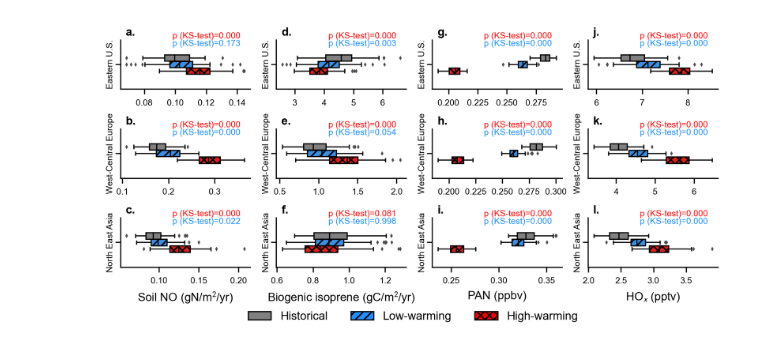
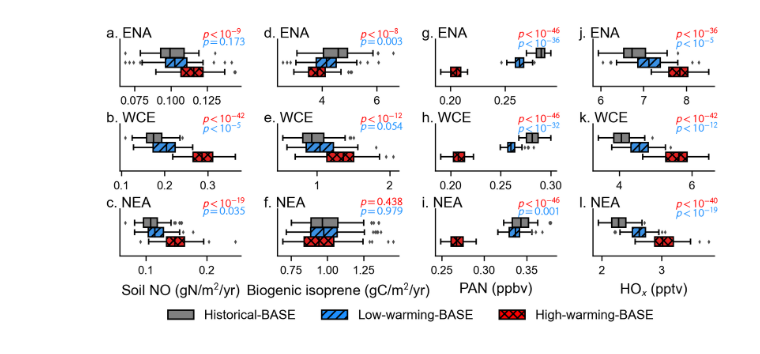
Before and after one commit to emmleroy/future-climate-ozone-sensitivity, a Jupyter notebook: figures_paper/Fig4_new.ipynb, the cells around one changed output. Saved outputs shown, nothing was run; the diff lists cells and outputs as text; code cells hidden in the pictures.

Commit message:
Fix y-axis labels and increase minimum font size

```diff
--- a/figures_paper/Fig4_new.ipynb
+++ b/figures_paper/Fig4_new.ipynb
@@ -18,7 +20,7 @@ warnings.filterwarnings("ignore")
 %load_ext autoreload
 %autoreload 2
 # %%
-region_name_dicts = {5: 'Eastern U.S.', 17: 'West-Central Europe', 58: 'North East Asia'}
+region_name_dicts = {5: 'ENA', 17: 'WCE', 58: 'NEA'}
 simulation_name_dicts = {'ref': 'Historical', 'refshort': 'High-warming', 'pol3.7short': 'Low-warming'}
 # %%
 ref_ds_emis = xr.open_dataset("/home/eleroy/proj-dirs/OZCLIM/data/analysis_data/GCHP_CAM_public/GCHP.all_ref_c48.Emissions.april-august.nc4")
@@ -113,12 +106,13 @@ scale_factor = 1e12 # pptv
 SpeciesConc_HOx_df = get_dataframe("SpeciesConc_HOx", data_arrays_spec, months, scale_factor)
 # %%
 tools.set_matplotlib_font("Arial")
+
 fig = plt.figure(figsize=(6, 3.0), dpi=300)
 
 outer_gs = gridspec.GridSpec(
     1, 4, figure=fig,
-    top=0.95, bottom=0.22, left=0.03, right=0.99,
-    wspace=0.2, hspace=0.05
+    top=0.93, bottom=0.23, left=0.03, right=0.99,
+    wspace=0.30, hspace=0.07,
 )
 dfs = [EmisNO_Soil_df, EmisISOP_Biogenic_df, SpeciesConc_PAN_df, SpeciesConc_HOx_df]
 PROPS = {
@@ -135,34 +129,43 @@ xlabels = [
     r"HO$_x$ (pptv)",
 ]
 colors = ["grey", "dodgerblue", "red"]
-regions = ['Eastern U.S.', 'West-Central Europe', 'North East Asia']
-titles = ["a.", "b.", "c.", "d.", "e.", "f.", "g.", "h.", "i.", "j.", "k.", "l."]
+regions = ['ENA', 'WCE', 'NEA']
+titles = ["a. ENA", "b. WCE", "c. NEA", "d. ENA", "e. WCE", "f. NEA", "g. ENA", "h. WCE", "i. NEA", "j. ENA", "k. WCE", "l. NEA"]
+
+# Compute global x-axis limits for each variable across all regions (not used)
+global_xlims = {}
+for variable, df in zip(my_variables, dfs):
+    global_min = df[variable].min()
+    global_max = df[variable].max()
+    padding = (global_max - global_min) * 0.05  # add 5% padding
+    global_xlims[variable] = (global_min - padding, global_max + padding)
+
 
 for outer_ind in range(4):
 
     row = outer_ind // 2
     col = outer_ind % 2
 
-    inner_gs = gridspec.GridSpecFromSubplotSpec(3, 1, subplot_spec=outer_gs[0, outer_ind], hspace=0.8)
+    inner_gs = gridspec.GridSpecFromSubplotSpec(3, 1, subplot_spec=outer_gs[0, outer_ind], hspace=0.8, wspace=0.08)
 
     df = dfs[outer_ind]
     variable = my_variables[outer_ind]
     xlabel = xlabels[outer_ind]
 
-    # Loop over inner GridSpec rows to create each subplot
+
     for inner_ind in range(3):
-
         global_idx = outer_ind * 3 + inner_ind
-
         ax = fig.add_subplot(inner_gs[inner_ind, 0])
         region = regions[inner_ind]
         data = df[df.region_name == region]
 
         a = sns.boxplot(
             x=variable, y="region_name", ax=ax,
-            hue="name", palette=colors, width=0.4, whis=1.2, linewidth=0.8, fliersize=0.8,
-            data=data, **PROPS
+            hue="name", palette=colors, width=0.6, whis=1.2, linewidth=1, fliersize=0.8,
+            data=data, **PROPS,
         )
+
+        #ax.set_xlim(global_xlims[variable]) # for same x-lims per col
 
         hatches = ['////', '', 'xxxx', '////', '', 'xxxx']
         for i, bar in enumerate(a.patches):
@@ -176,57 +179,63 @@ for outer_ind in range(4):
         _, f_pval_ks = stats.ks_2samp(p_pd[variable], f_pd[variable])
         _, fp_pval_ks = stats.ks_2samp(p_pd[variable], fp_pd[variable])
 
-        formatted_f_pval_ks = format(f_pval_ks, ".3f")
-        formatted_fp_pval_ks = format(fp_pval_ks, ".3f")
+        def format_pval(pval):
+            if pval < 1e-3:
+                exponent = int(np.floor(np.log10(pval))) + 1  # conservative rounding
+                return f"$p<10^{{{exponent}}}$"
+            else:
+                return f"$p={pval:.3f}$"
 
-        ax.text(0.04, 1.25, titles[global_idx],
-                ha='left', va='top', transform=ax.transAxes, color='black', fontsize=8, weight='bold')
-        ax.text(0.4, 1.15, "p (KS-test)=" + formatted_f_pval_ks,
-                ha='left', va='top', transform=ax.transAxes, color='red', fontsize=6)
-        ax.text(0.4, 1.0, "p (KS-test)=" + formatted_fp_pval_ks,
-                ha='left', va='top', transform=ax.transAxes, color='dodgerblue', fontsize=6)
+        formatted_f_pval_ks = format_pval(f_pval_ks)
+        formatted_fp_pval_ks = format_pval(fp_pval_ks)
+
+        ax.text(-0.11, 1.25, titles[global_idx],
+                ha='left', va='top', transform=ax.transAxes, color='black', fontsize=10)
+        ax.text(0.68, 1.25, formatted_f_pval_ks,
+                ha='left', va='top', transform=ax.transAxes, color='red', fontsize=8)
+        ax.text(0.68, 1.05, formatted_fp_pval_ks,
+                ha='left', va='top', transform=ax.transAxes, color='dodgerblue', fontsize=8)
 
         ax.set_ylabel(None)
         ax.set_yticks(ax.get_yticks())
-        if global_idx != 0:
-            ax.set_yticklabels(ax.get_yticklabels(), rotation=90, ha='center', va='center', fontsize=6)
-        else:
-            ax.set_yticklabels(ax.get_yticklabels(), rotation=90, ha='center', va='center', fontsize=8)
+        ax.tick_params(axis='y', which='both', left=False)
+        ax.set_yticklabels([], rotation=90, ha='center', va='center', fontsize=8)
         ax.spines[['right', 'top']].set_visible(False)
-        ax.tick_params(axis='both', which='major', labelsize=6)
+        ax.tick_params(axis='y', which='major', labelsize=10)
+        ax.tick_params(axis='x', which='major', labelsize=8)
         ax.legend([], [], frameon=False)
 
         # Set xlabel only for the bottom subplot in each column
         if inner_ind == 2:
-            ax.set_xlabel(xlabel, fontsize=8)
+            ax.set_xlabel(xlabel, fontsize=10)
         else:
             ax.set_xlabel("")
 
-categories = ["Historical", "Low-warming", "High-warming"]
+categories = ["Historical-BASE", "Low-warming-BASE", "High-warming-BASE"]
 colors = ["grey", "dodgerblue", "red"]
 hatches = ["", "////", "xxxx"]
 
 legend_patches = []
 for cat, color, hatch in zip(categories, colors, hatches):
     patch = patches.Patch(
         facecolor=color,
         hatch=hatch,
         edgecolor="k",
-        linewidth=0.8,
+        linewidth=1,
         label=cat
     )
     legend_patches.append(patch)
 
 fig.legend(
     handles=legend_patches,
     loc="lower center",
     ncol=len(categories),
-    bbox_to_anchor=(0.5, 0.01),
+    bbox_to_anchor=(0.5, -0.02),
     frameon=False,
-    fontsize=8
+    fontsize=9
 )
 
 ################
 plt.savefig("Fig4_new.pdf")
 # %% [output]
-[figure, old version]
+[figure, new version]
```
Also changed, not shown: parts of 3 cells of this notebook.
